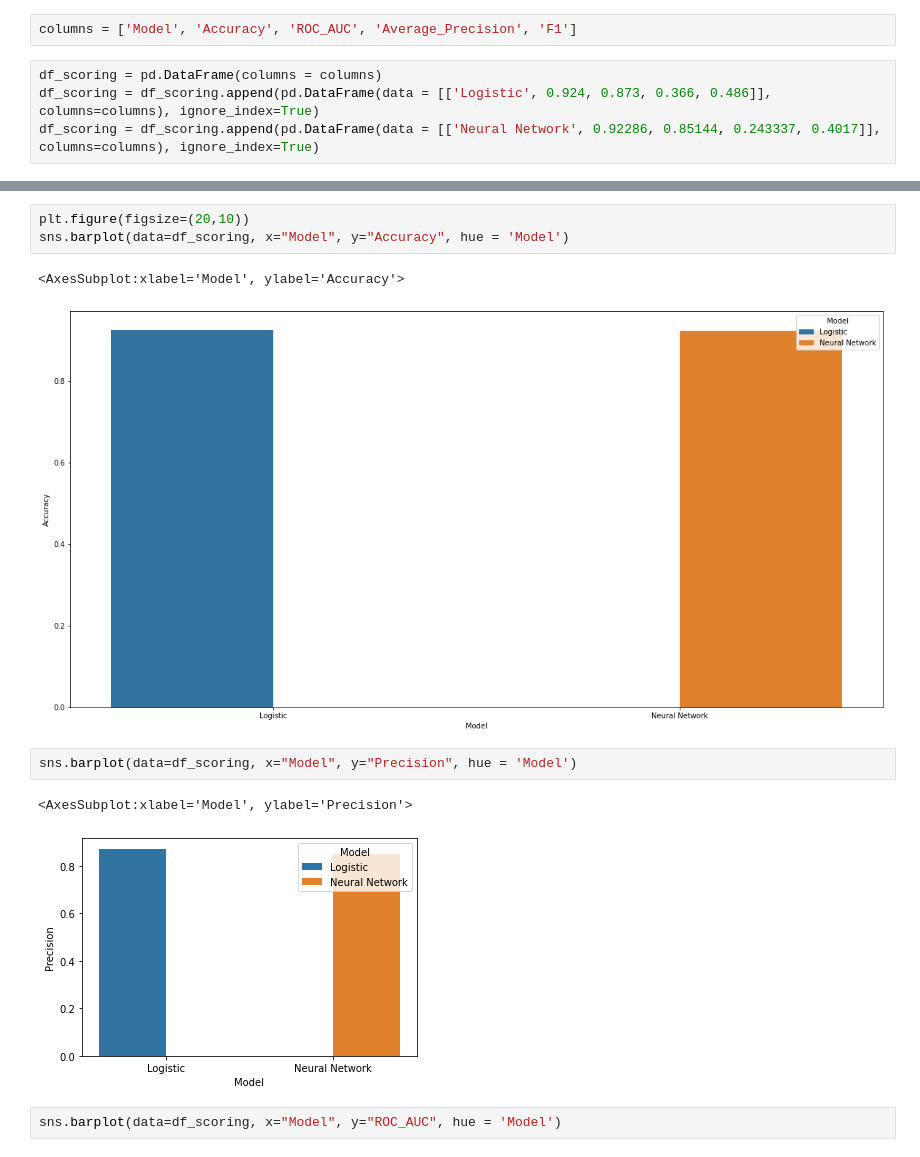
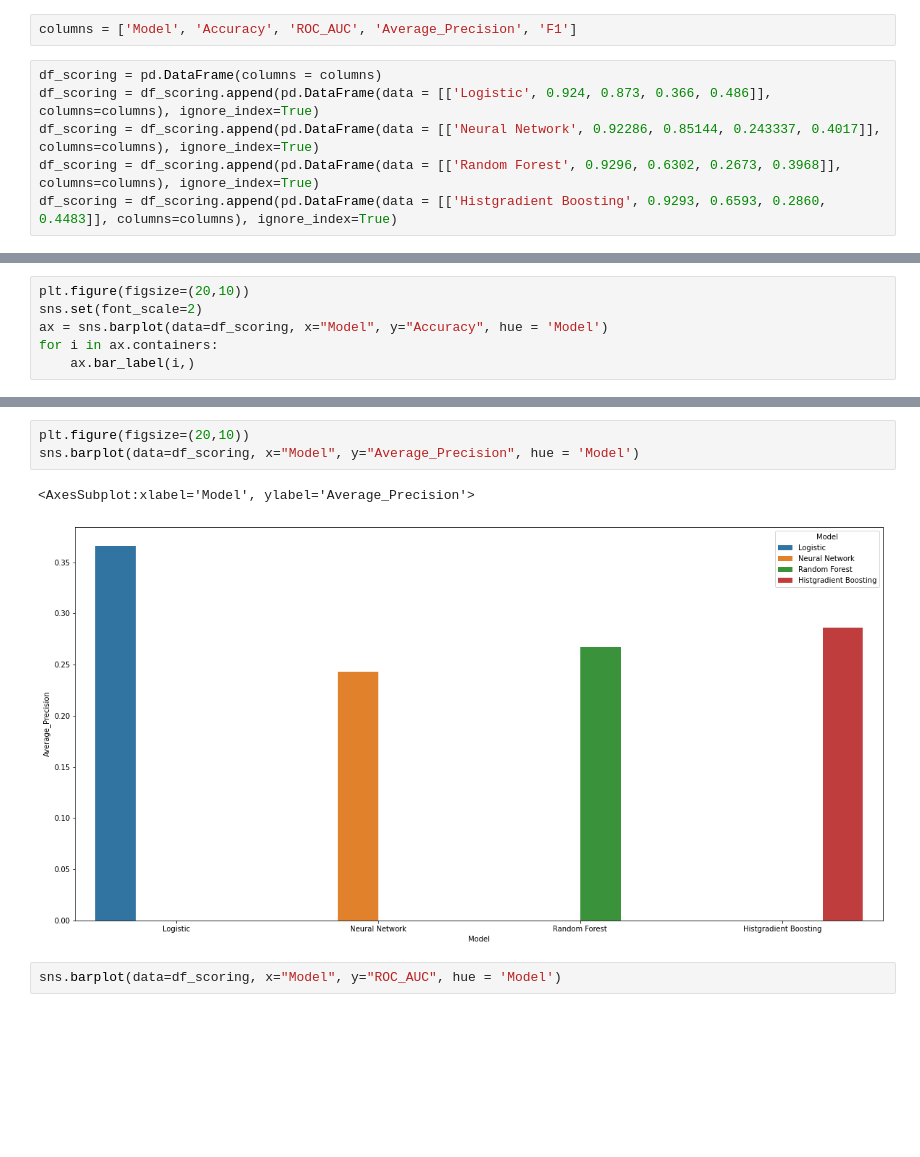
Before and after one commit to JennaYuuu/AML-Project, a Jupyter notebook: model_building/scoring.ipynb, the cells around one changed output, grey strips where cells are left out. Drawn from its saved outputs; the diff is of its cells as text; blank space fills up the shorter version.

```diff
--- a/model_building/scoring.ipynb
+++ b/model_building/scoring.ipynb
@@ -9,6 +9,8 @@ columns = ['Model', 'Accuracy', 'ROC_AUC', 'Average_Precision', 'F1']
 df_scoring = pd.DataFrame(columns = columns)
 df_scoring = df_scoring.append(pd.DataFrame(data = [['Logistic', 0.924, 0.873, 0.366, 0.486]], columns=columns), ignore_index=True)
 df_scoring = df_scoring.append(pd.DataFrame(data = [['Neural Network', 0.92286, 0.85144, 0.243337, 0.4017]], columns=columns), ignore_index=True)
+df_scoring = df_scoring.append(pd.DataFrame(data = [['Random Forest', 0.9296, 0.6302, 0.2673, 0.3968]], columns=columns), ignore_index=True)
+df_scoring = df_scoring.append(pd.DataFrame(data = [['Histgradient Boosting', 0.9293, 0.6593, 0.2860, 0.4483]], columns=columns), ignore_index=True)
 # %%
 df_scoring
 # %% [output]
@@ -17,0 +22,6 @@ df_scoring
+# %%
+plt.figure(figsize=(20,10))
+sns.set(font_scale=2)
+ax = sns.barplot(data=df_scoring, x="Model", y="Accuracy", hue = 'Model')
+for i in ax.containers:
+    ax.bar_label(i,)
@@ -18,14 +30,9 @@ df_scoring
 # %%
 plt.figure(figsize=(20,10))
-sns.barplot(data=df_scoring, x="Model", y="Accuracy", hue = 'Model')
+sns.barplot(data=df_scoring, x="Model", y="Average_Precision", hue = 'Model')
 # %% [output]
-<AxesSubplot:xlabel='Model', ylabel='Accuracy'>
+<AxesSubplot:xlabel='Model', ylabel='Average_Precision'>
-[figure, old version]
+[figure, new version]
-# %%
-sns.barplot(data=df_scoring, x="Model", y="Precision", hue = 'Model')
-# %% [output]
-<AxesSubplot:xlabel='Model', ylabel='Precision'>
-[figure, removed]
 # %%
 sns.barplot(data=df_scoring, x="Model", y="ROC_AUC", hue = 'Model')
 # %% [output]
```
Also changed, not shown: parts of 2 cells of this notebook.
